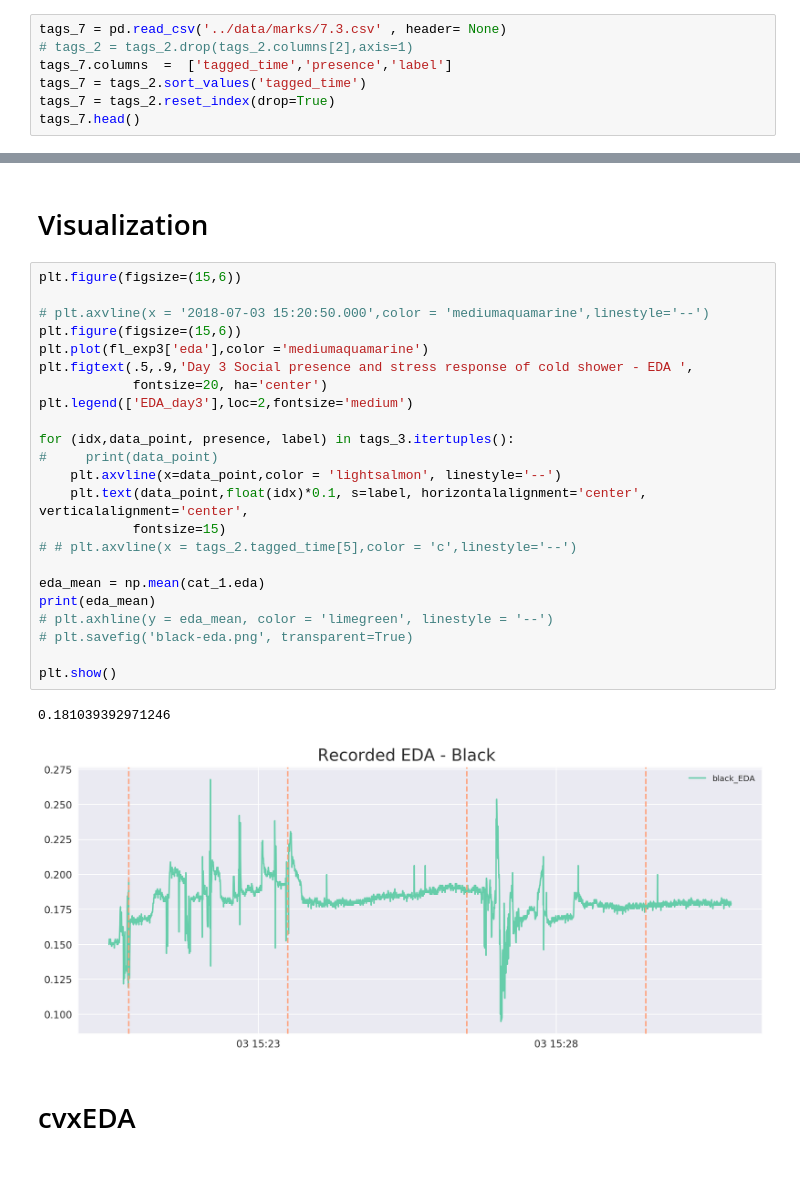
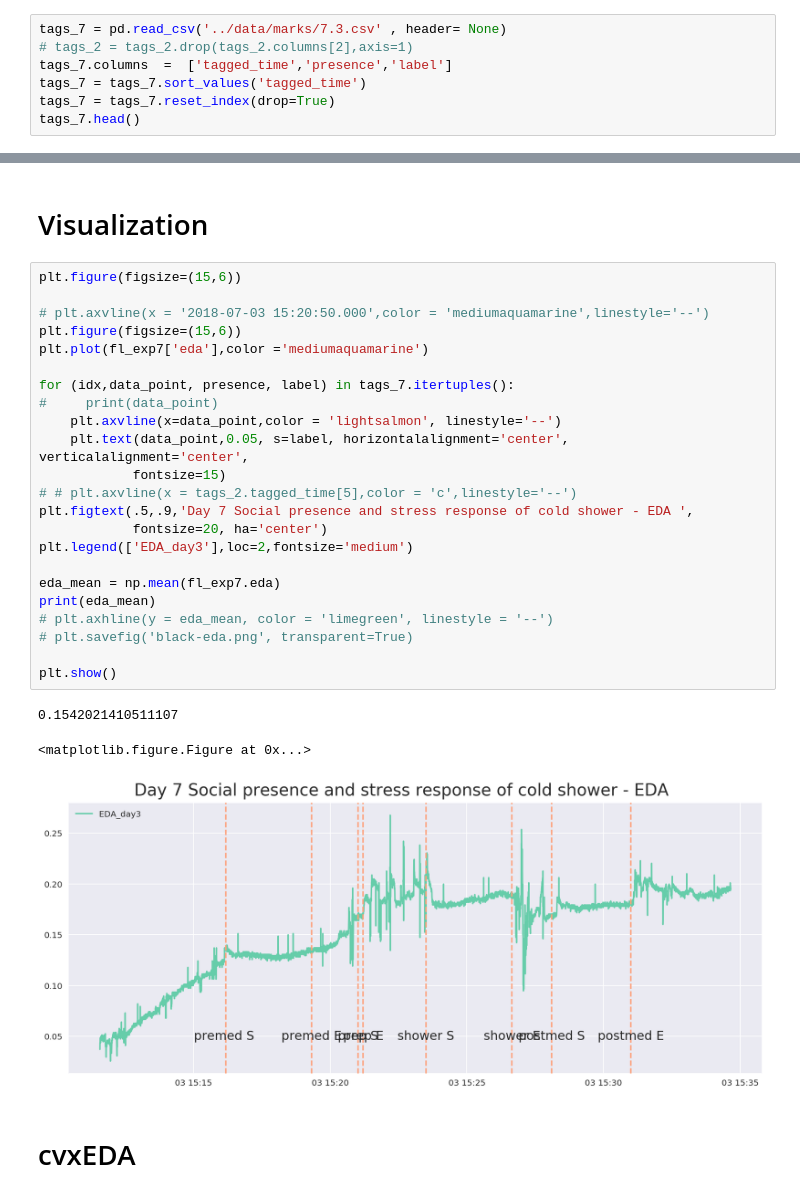
Before and after one commit to haohanwang23/coldshowershower_socialpresence, a Jupyter notebook: new/analysis/analysis4.ipynb, the cells around one changed output, grey strips where cells are left out. Cells and saved outputs as stored; diff of their text form; blank space fills up the shorter version.

Commit message:
updated data and plots

```diff
--- a/new/analysis/analysis4.ipynb
+++ b/new/analysis/analysis4.ipynb
@@ -121,7 +121,7 @@ fl_exp7.head()
 tags_7 = pd.read_csv('../data/marks/7.3.csv' , header= None)
 # tags_2 = tags_2.drop(tags_2.columns[2],axis=1)
 tags_7.columns  =  ['tagged_time','presence','label']
-tags_7 = tags_2.sort_values('tagged_time')
-tags_7 = tags_2.reset_index(drop=True)
+tags_7 = tags_7.sort_values('tagged_time')
+tags_7 = tags_7.reset_index(drop=True)
 tags_7.head()
 # %% [output]
@@ -152,29 +145,30 @@ tags_7.tagged_time[0]
 # %%
 plt.figure(figsize=(15,6))
 
 # plt.axvline(x = '2018-07-03 15:20:50.000',color = 'mediumaquamarine',linestyle='--')
 plt.figure(figsize=(15,6))
-plt.plot(fl_exp3['eda'],color ='mediumaquamarine')
-plt.figtext(.5,.9,'Day 3 Social presence and stress response of cold shower - EDA ',
+plt.plot(fl_exp7['eda'],color ='mediumaquamarine')
+
+for (idx,data_point, presence, label) in tags_7.itertuples():
+#     print(data_point)
+    plt.axvline(x=data_point,color = 'lightsalmon', linestyle='--')
+    plt.text(data_point,0.05, s=label, horizontalalignment='center', verticalalignment='center',
+            fontsize=15)
+# # plt.axvline(x = tags_2.tagged_time[5],color = 'c',linestyle='--')
+plt.figtext(.5,.9,'Day 7 Social presence and stress response of cold shower - EDA ',
             fontsize=20, ha='center')
 plt.legend(['EDA_day3'],loc=2,fontsize='medium')
 
-for (idx,data_point, presence, label) in tags_3.itertuples():
-#     print(data_point)
-    plt.axvline(x=data_point,color = 'lightsalmon', linestyle='--')
-    plt.text(data_point,float(idx)*0.1, s=label, horizontalalignment='center', verticalalignment='center',
-            fontsize=15)
-# # plt.axvline(x = tags_2.tagged_time[5],color = 'c',linestyle='--')
-
-eda_mean = np.mean(cat_1.eda)
+eda_mean = np.mean(fl_exp7.eda)
 print(eda_mean)
 # plt.axhline(y = eda_mean, color = 'limegreen', linestyle = '--')
 # plt.savefig('black-eda.png', transparent=True)
 
 plt.show()
 # %% [output]
-0.181039392971246
+0.1542021410511107
+<matplotlib.figure.Figure at 0x...>
-[figure, old version]
+[figure, new version]
 # %% [markdown]
 # cvxEDA
 # %%
```
Also changed, not shown: parts of 7 cells of this notebook, 1 other file.
